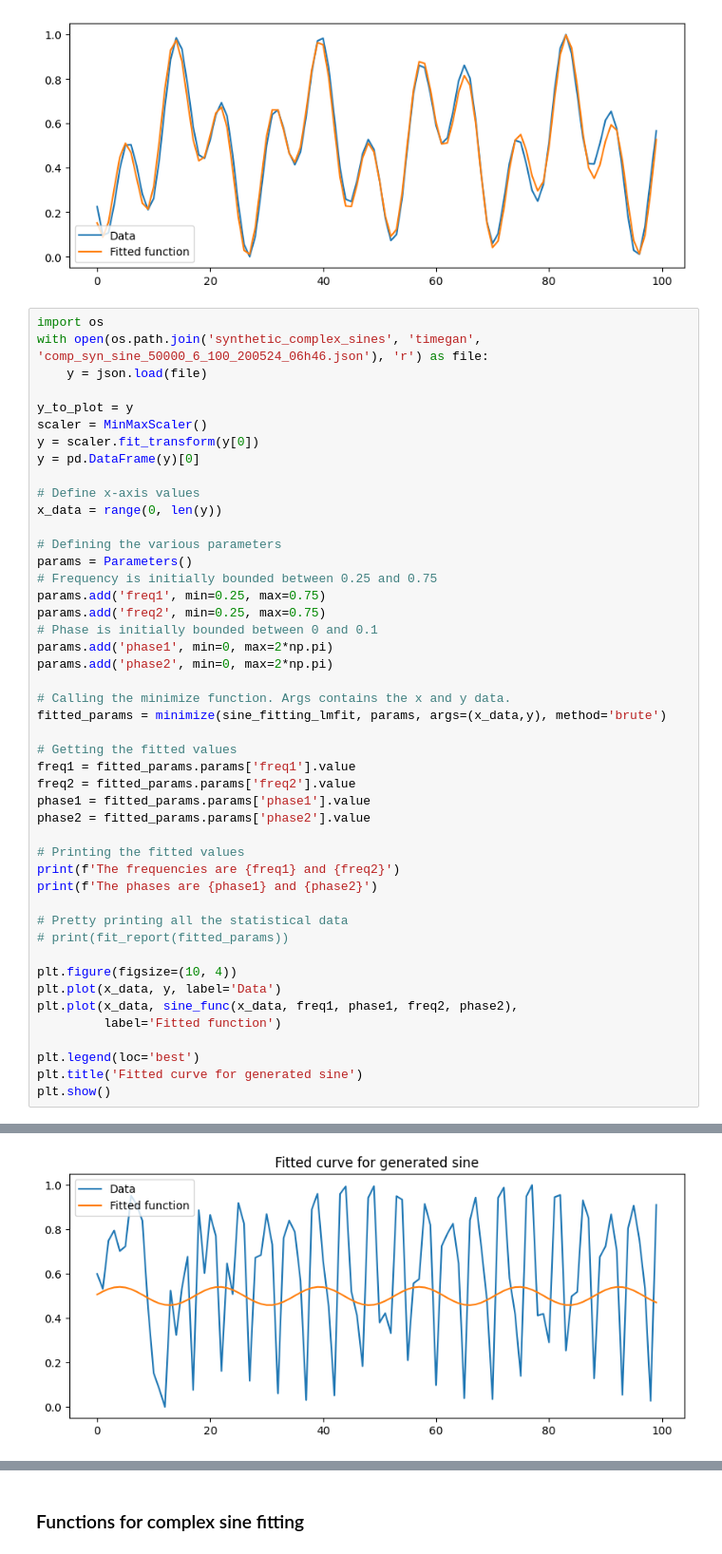
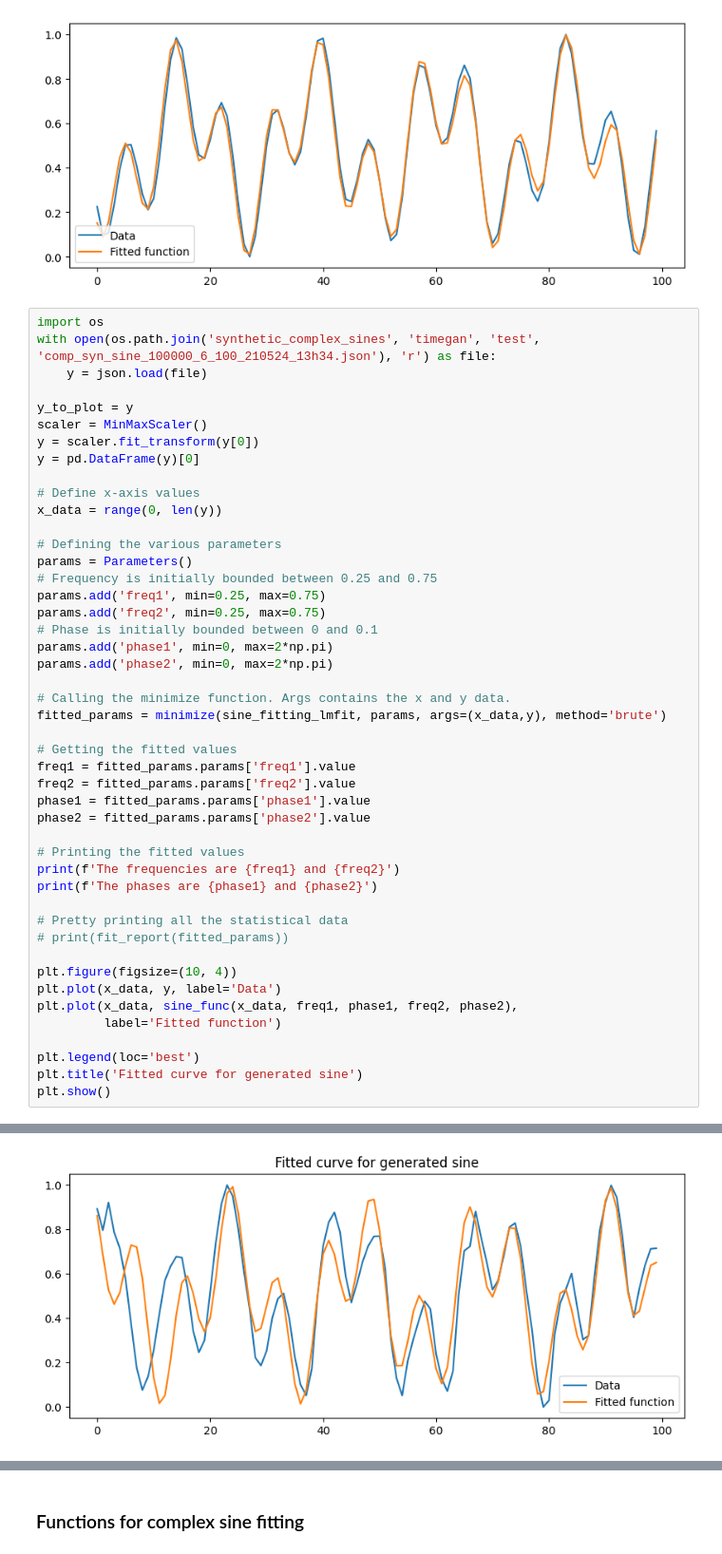
Before and after one commit to fredrikSveen/MSc_time_series_GAN, a Jupyter notebook: curve_fitting_complex.ipynb, the cells around one changed output, grey strips where cells are left out. Shown at 95% size. Drawn from its saved outputs; the diff is of its cells as text.

```diff
--- a/curve_fitting_complex.ipynb
+++ b/curve_fitting_complex.ipynb
@@ -91,7 +91,7 @@ The phases are 3.6376335988934447 and 4.29902152596498
 [figure]
 # %%
 import os
-with open(os.path.join('synthetic_complex_sines', 'timegan', 'comp_syn_sine_50000_6_100_200524_06h46.json'), 'r') as file:
+with open(os.path.join('synthetic_complex_sines', 'timegan', 'test', 'comp_syn_sine_100000_6_100_210524_13h34.json'), 'r') as file:
     y = json.load(file)
 
 y_to_plot = y
@@ -141,4 +141,4 @@ The phases are 1.6534698176788385 and 4.960409453036515
-[figure, old version]
+[figure, new version]
 # %%
 pd.DataFrame(y_to_plot[0]).plot(subplots=True)
 # %% [output]
```
Also changed, not shown: parts of 6 cells of this notebook.
